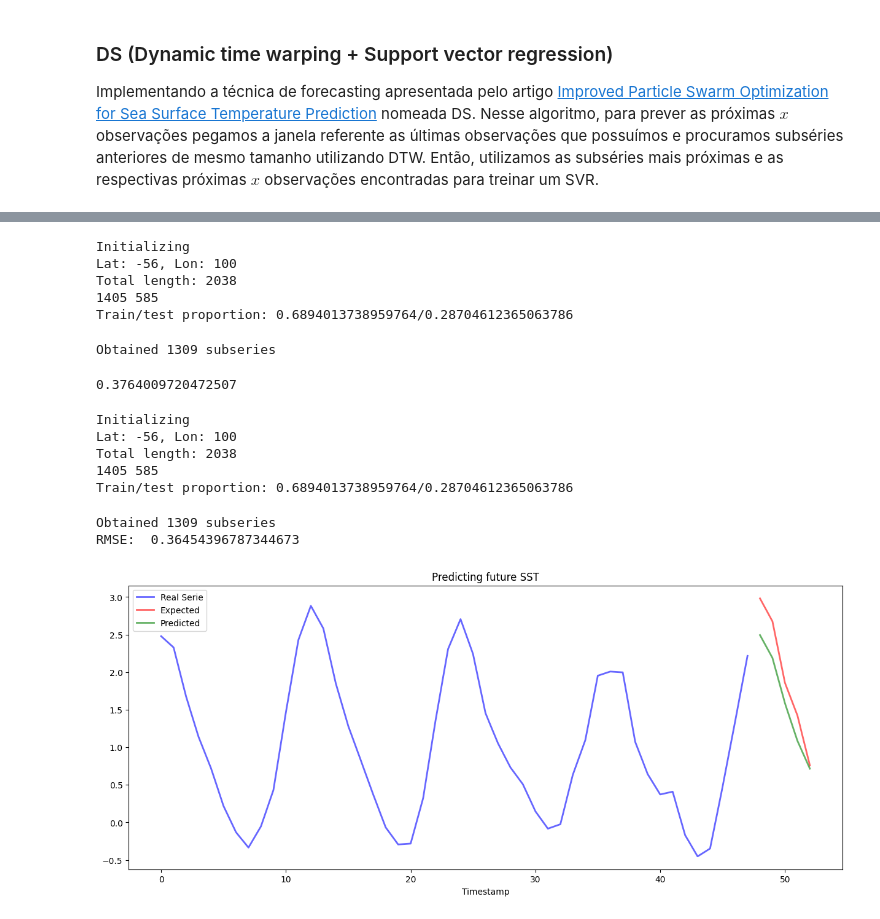
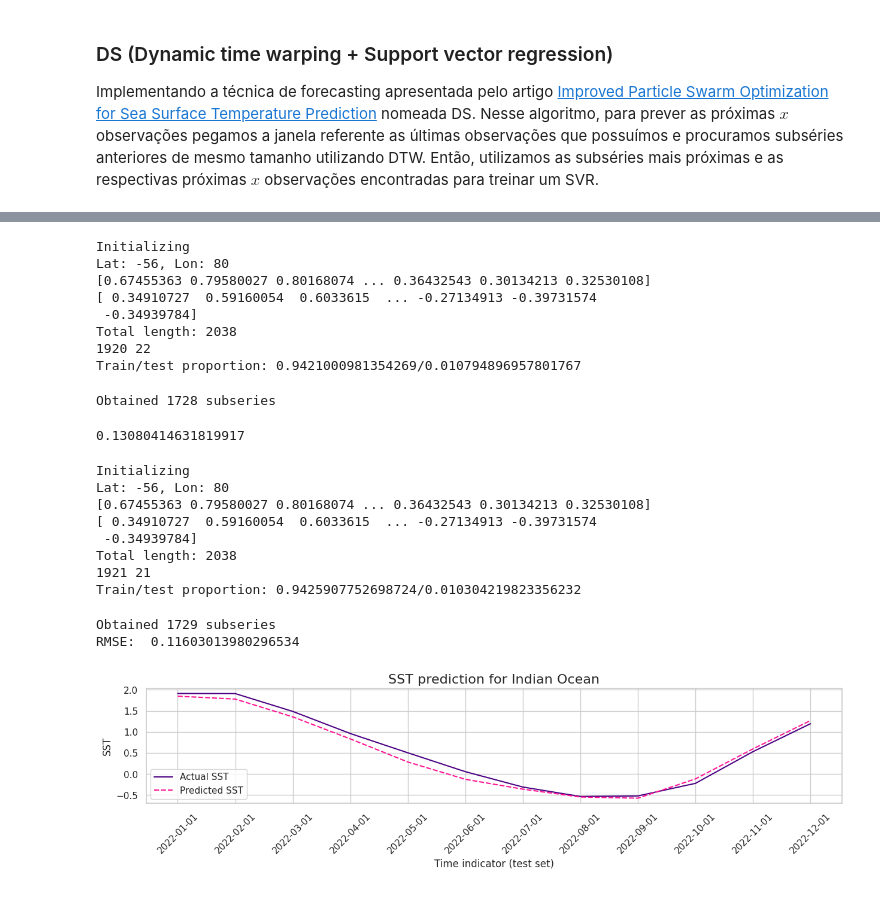
Before and after one commit to matheusvictal/sst-time-series-ml, a Jupyter notebook: source/5_svr.ipynb, the cells around one changed output, grey strips where cells are left out. Cells and saved outputs as stored; diff of their text form; code cells hidden in the pictures.

Commit message:
plots

```diff
--- a/source/5_svr.ipynb
+++ b/source/5_svr.ipynb
@@ -88,13 +106,16 @@ Implementando a técnica de forecasting apresentada pelo artigo [Improved Partic
 # %%
 from netuno import DSPipeline
 # %%
-pipeline = DSPipeline(df, -56, f_inv(-80), split_date, forecast_horizon=5)
-pipeline.make_pipeline()
+indi_pipeline = DSPipeline(df, -56, 80, split_date, forecast_horizon=12)
+indi_pipeline.make_pipeline(1.0, .3)
 # %% [output]
 Initializing
-Lat: -56, Lon: 100
+Lat: -56, Lon: 80
+[0.67455363 0.79580027 0.80168074 ... 0.36432543 0.30134213 0.32530108]
+[ 0.34910727  0.59160054  0.6033615  ... -0.27134913 -0.39731574
+ -0.34939784]
 Total length: 2038
-1405 585
-Train/test proportion: 0.6894013738959764/0.28704612365063786
+1920 22
+Train/test proportion: 0.9421000981354269/0.010794896957801767
-Obtained 1309 subseries
+Obtained 1728 subseries
-0.3764009720472507
+0.13080414631819917
@@ -106,13 +122,16 @@ p1, p2 = pipeline.optimization_results()
 # %%
-print("RMSE: ", pipeline.make_pipeline(1.0, 0.15))
-pipeline.plot_predict()
+print("RMSE: ", pipeline.make_pipeline(1.0, 0.3))
+pipeline.plot_predict('Indian Ocean', 'SVR')
 # %% [output]
 Initializing
-Lat: -56, Lon: 100
+Lat: -56, Lon: 80
+[0.67455363 0.79580027 0.80168074 ... 0.36432543 0.30134213 0.32530108]
+[ 0.34910727  0.59160054  0.6033615  ... -0.27134913 -0.39731574
+ -0.34939784]
 Total length: 2038
-1405 585
-Train/test proportion: 0.6894013738959764/0.28704612365063786
+1921 21
+Train/test proportion: 0.9425907752698724/0.010304219823356232
-Obtained 1309 subseries
-RMSE:  0.36454396787344673
+Obtained 1729 subseries
+RMSE:  0.11603013980296534
-[figure, old version]
+[figure, new version]
 # %%
```
Also changed, not shown: parts of 9 cells of this notebook, 3 other files.
